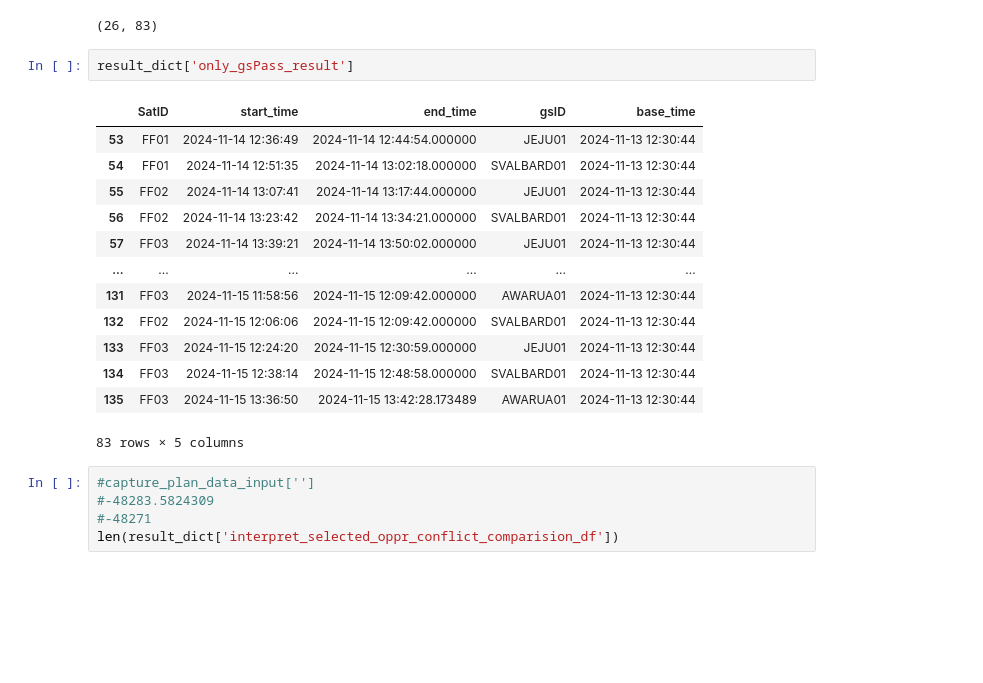
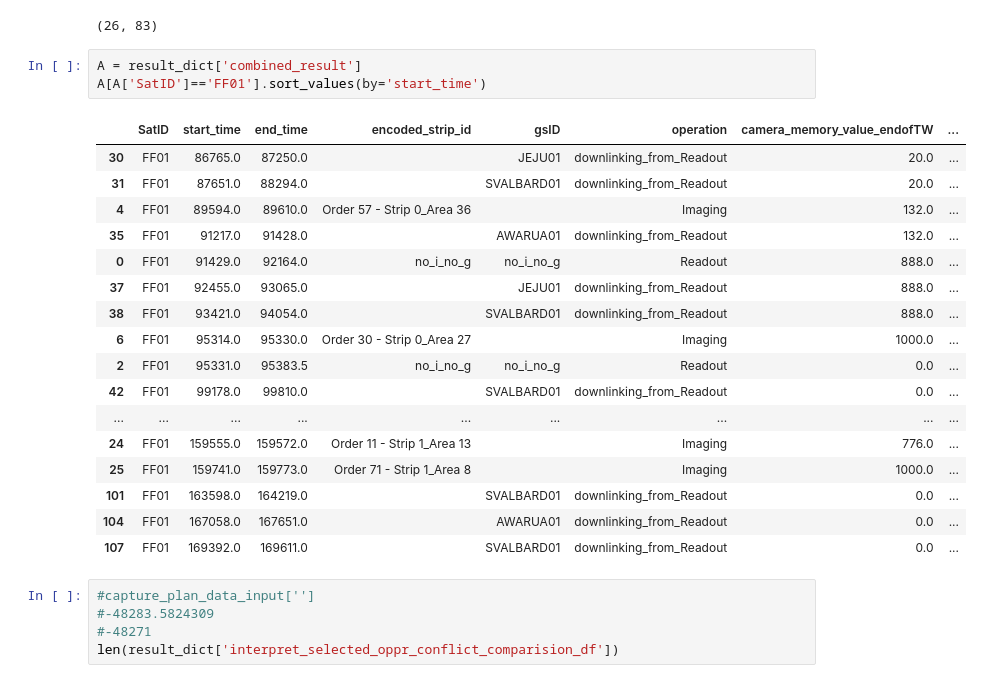
Before and after one commit to robinPixxel/APS_core_ff_demo, a Jupyter notebook: src/APS_Python_core/test.ipynb, the cells around one changed output. Cells and saved outputs as stored; diff of their text form; blank space fills up the shorter version.

```diff
--- a/src/APS_Python_core/test.ipynb
+++ b/src/APS_Python_core/test.ipynb
@@ -423,22 +420,27 @@ dict_keys(['only_readout_result', 'only_img_capture_result', 'only_gsPass_result
 result_dict['only_img_capture_result']['StripID'].nunique(),len(result_dict['only_gsPass_result'])
 # %% [output]
 (26, 83)
-# %%
-result_dict['only_gsPass_result']
-# %% [output]
-|  | SatID | start_time | end_time | gsID | base_time |
-| 53 | FF01 | 2024-11-14 12:36:49 | 2024-11-14 12:44:54.000000 | JEJU01 | 2024-11-13 12:30:44 |
-| 54 | FF01 | 2024-11-14 12:51:35 | 2024-11-14 13:02:18.000000 | SVALBARD01 | 2024-11-13 12:30:44 |
-| 55 | FF02 | 2024-11-14 13:07:41 | 2024-11-14 13:17:44.000000 | JEJU01 | 2024-11-13 12:30:44 |
-| 56 | FF02 | 2024-11-14 13:23:42 | 2024-11-14 13:34:21.000000 | SVALBARD01 | 2024-11-13 12:30:44 |
-| 57 | FF03 | 2024-11-14 13:39:21 | 2024-11-14 13:50:02.000000 | JEJU01 | 2024-11-13 12:30:44 |
-| ... | ... | ... | ... | ... | ... |
-| 131 | FF03 | 2024-11-15 11:58:56 | 2024-11-15 12:09:42.000000 | AWARUA01 | 2024-11-13 12:30:44 |
-| 132 | FF02 | 2024-11-15 12:06:06 | 2024-11-15 12:09:42.000000 | SVALBARD01 | 2024-11-13 12:30:44 |
-| 133 | FF03 | 2024-11-15 12:24:20 | 2024-11-15 12:30:59.000000 | JEJU01 | 2024-11-13 12:30:44 |
-| 134 | FF03 | 2024-11-15 12:38:14 | 2024-11-15 12:48:58.000000 | SVALBARD01 | 2024-11-13 12:30:44 |
-| 135 | FF03 | 2024-11-15 13:36:50 | 2024-11-15 13:42:28.173489 | AWARUA01 | 2024-11-13 12:30:44 |
-83 rows × 5 columns
+# %%
+A = result_dict['combined_result']
+A[A['SatID']=='FF01'].sort_values(by='start_time')
+# %% [output]
+|  | SatID | start_time | end_time | encoded_strip_id | gsID | operation | camera_memory_value_endofTW | ... |
+| 30 | FF01 | 86765.0 | 87250.0 |  | JEJU01 | downlinking_from_Readout | 20.0 | ... |
+| 31 | FF01 | 87651.0 | 88294.0 |  | SVALBARD01 | downlinking_from_Readout | 20.0 | ... |
+| 4 | FF01 | 89594.0 | 89610.0 | Order 57 - Strip 0_Area 36 |  | Imaging | 132.0 | ... |
+| 35 | FF01 | 91217.0 | 91428.0 |  | AWARUA01 | downlinking_from_Readout | 132.0 | ... |
+| 0 | FF01 | 91429.0 | 92164.0 | no_i_no_g | no_i_no_g | Readout | 888.0 | ... |
+| 37 | FF01 | 92455.0 | 93065.0 |  | JEJU01 | downlinking_from_Readout | 888.0 | ... |
+| 38 | FF01 | 93421.0 | 94054.0 |  | SVALBARD01 | downlinking_from_Readout | 888.0 | ... |
+| 6 | FF01 | 95314.0 | 95330.0 | Order 30 - Strip 0_Area 27 |  | Imaging | 1000.0 | ... |
+| 2 | FF01 | 95331.0 | 95383.5 | no_i_no_g | no_i_no_g | Readout | 0.0 | ... |
+| 42 | FF01 | 99178.0 | 99810.0 |  | SVALBARD01 | downlinking_from_Readout | 0.0 | ... |
+| ... | ... | ... | ... | ... | ... | ... | ... | ... |
+| 24 | FF01 | 159555.0 | 159572.0 | Order 11 - Strip 1_Area 13 |  | Imaging | 776.0 | ... |
+| 25 | FF01 | 159741.0 | 159773.0 | Order 71 - Strip 1_Area 8 |  | Imaging | 1000.0 | ... |
+| 101 | FF01 | 163598.0 | 164219.0 |  | SVALBARD01 | downlinking_from_Readout | 0.0 | ... |
+| 104 | FF01 | 167058.0 | 167651.0 |  | AWARUA01 | downlinking_from_Readout | 0.0 | ... |
+| 107 | FF01 | 169392.0 | 169611.0 |  | SVALBARD01 | downlinking_from_Readout | 0.0 | ... |
 # %%
 #capture_plan_data_input['']
 #-48283.5824309
```
Also changed, not shown: parts of 3 cells of this notebook, 22 other files.
